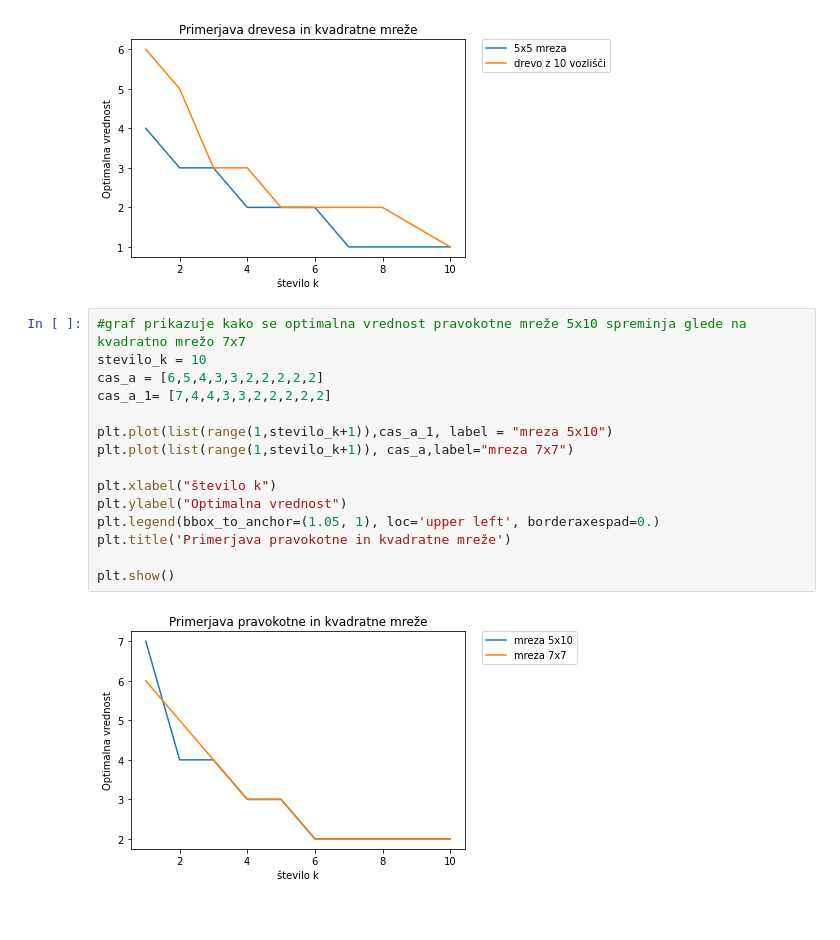
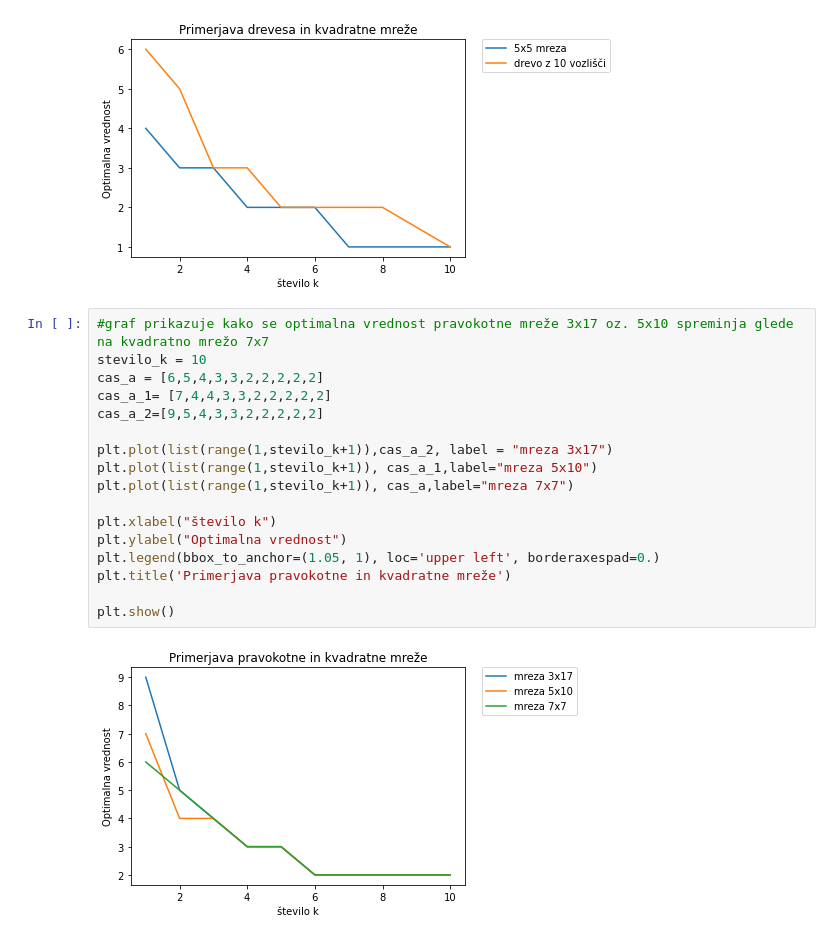
Before and after one commit to anjaplesec/k-center-problem, a Jupyter notebook: koda/grafi.ipynb, the cells around one changed output. Saved outputs shown, nothing was run; the diff lists cells and outputs as text.

```diff
--- a/koda/grafi.ipynb
+++ b/koda/grafi.ipynb
@@ -226,19 +227,21 @@ plt.show()
 # %% [output]
 [figure]
 # %%
-#graf prikazuje kako se optimalna vrednost pravokotne mreže 5x10 spreminja glede na kvadratno mrežo 7x7
+#graf prikazuje kako se optimalna vrednost pravokotne mreže 3x17 oz. 5x10 spreminja glede na kvadratno mrežo 7x7
 stevilo_k = 10
 cas_a = [6,5,4,3,3,2,2,2,2,2]
 cas_a_1= [7,4,4,3,3,2,2,2,2,2]
+cas_a_2=[9,5,4,3,3,2,2,2,2,2]
 
-plt.plot(list(range(1,stevilo_k+1)),cas_a_1, label = "mreza 5x10")
+plt.plot(list(range(1,stevilo_k+1)),cas_a_2, label = "mreza 3x17")
+plt.plot(list(range(1,stevilo_k+1)), cas_a_1,label="mreza 5x10")
 plt.plot(list(range(1,stevilo_k+1)), cas_a,label="mreza 7x7")
 
 plt.xlabel("število k")
 plt.ylabel("Optimalna vrednost")
 plt.legend(bbox_to_anchor=(1.05, 1), loc='upper left', borderaxespad=0.)
 plt.title('Primerjava pravokotne in kvadratne mreže')
 
 plt.show()
 # %% [output]
-[figure, old version]
+[figure, new version]
```
Also changed, not shown: parts of 3 cells of this notebook, 10 other files.
